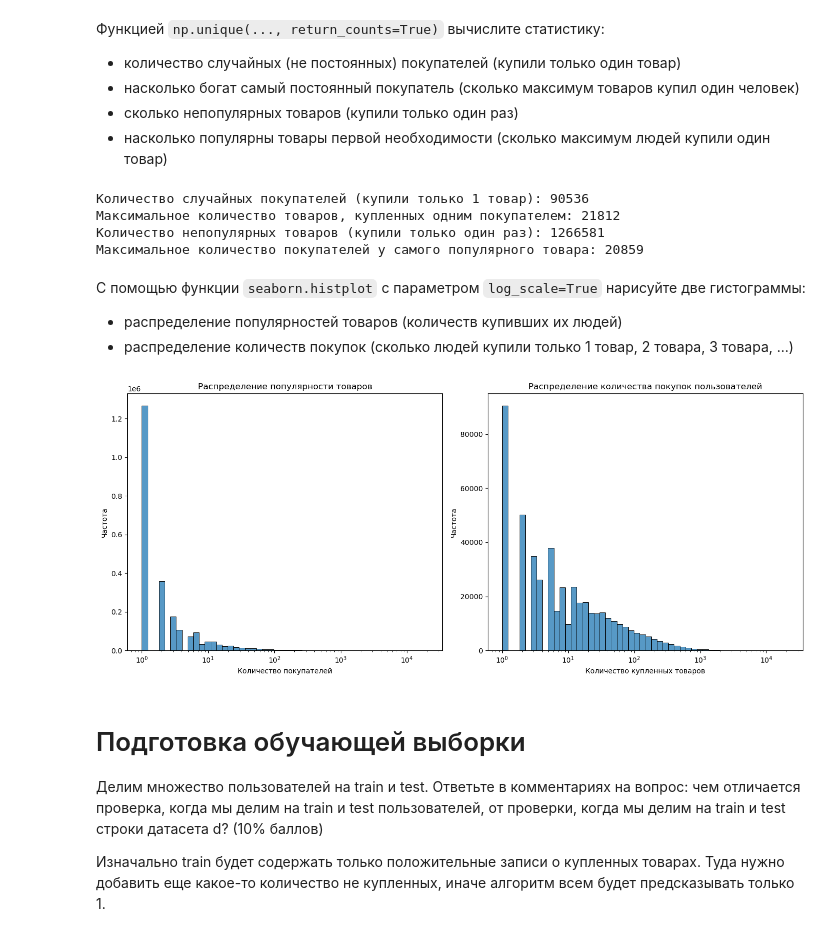
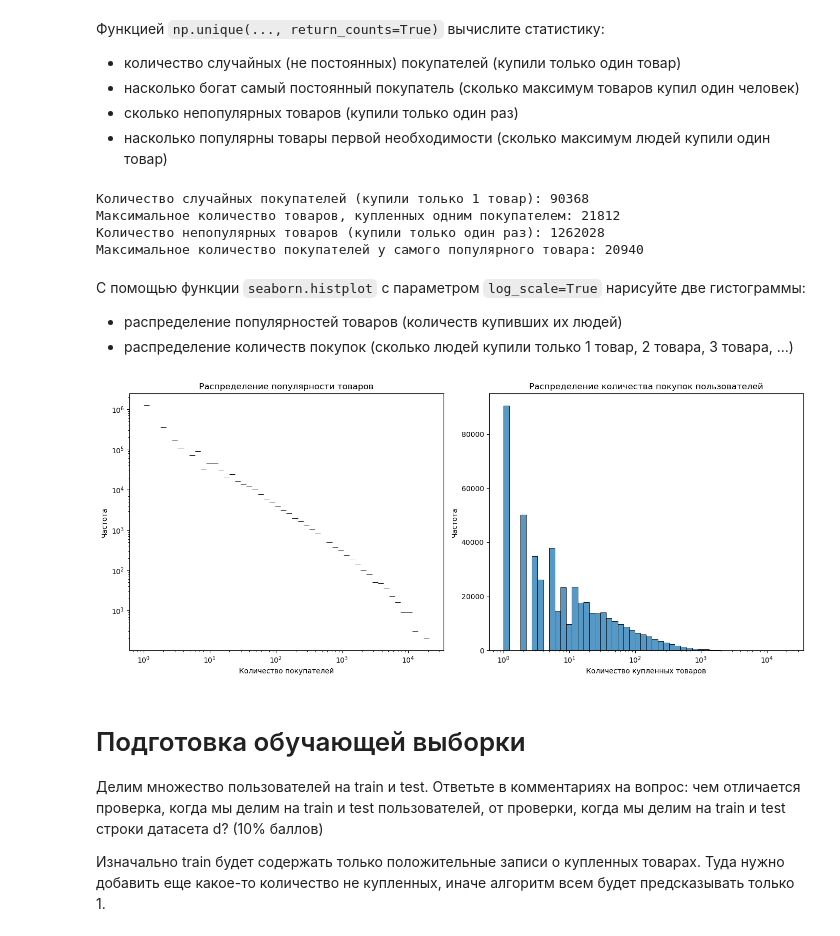
Before and after one commit to BEDTRIP/Guda_ML, a Jupyter notebook: lab5_example.ipynb, the cells around one changed output. Drawn from its saved outputs; the diff is of its cells as text; code cells hidden in the pictures.

```diff
--- a/lab5_example.ipynb
+++ b/lab5_example.ipynb
@@ -2,7 +2,7 @@
 import pandas as pd
 import numpy as np
 import surprise, sklearn, sklearn.model_selection, tqdm
-d = pd.read_csv('example_data.csv', sep='\t')
+d = pd.read_csv('example_data.csv', sep='\t').dropna()
 d
 # если у вас id имеет строковый тип, то лучше его сконвертировать в int, например, такой командой:
 # d['user_id'] = sklearn.preprocessing.LabelEncoder().fit_transform(d['user_id'])
@@ -108,10 +108,10 @@ print(f"Максимальное количество товаров, купле
 print(f"Количество непопулярных товаров (купили только один раз): {one_time_items}")
 print(f"Максимальное количество покупателей у самого популярного товара: {max_item_buyers}")
 # %% [output]
-Количество случайных покупателей (купили только 1 товар): 90536
+Количество случайных покупателей (купили только 1 товар): 90368
 Максимальное количество товаров, купленных одним покупателем: 21812
-Количество непопулярных товаров (купили только один раз): 1266581
-Максимальное количество покупателей у самого популярного товара: 20859
+Количество непопулярных товаров (купили только один раз): 1262028
+Максимальное количество покупателей у самого популярного товара: 20940
 # %% [markdown]
 С помощью функции `seaborn.histplot` с параметром `log_scale=True` нарисуйте две гистограммы:
 - распределение популярностей товаров (количеств купивших их людей)
@@ -119,33 +119,33 @@ print(f"Максимальное количество покупателей у
 # %%
 import pandas as pd
 import seaborn as sns
 import matplotlib.pyplot as plt
 
 # 1. Популярность товаров (кол-во уникальных покупателей у каждого товара)
 popularity = d.groupby('item_id')['user_id'].nunique()
 
 # 2. Количество покупок каждого пользователя (сколько разных товаров купил пользователь)
 user_buys_count = d.groupby('user_id')['item_id'].nunique()
 
 # Рисуем гистограммы
 plt.figure(figsize=(14, 6))
 
 plt.subplot(1, 2, 1)
-sns.histplot(popularity, log_scale=True, bins=50)
+sns.histplot(popularity, log_scale=(True, True), bins=50)
 plt.title('Распределение популярности товаров')
 plt.xlabel('Количество покупателей')
 plt.ylabel('Частота')
 
 plt.subplot(1, 2, 2)
 sns.histplot(user_buys_count, log_scale=True, bins=50)
 plt.title('Распределение количества покупок пользователей')
 plt.xlabel('Количество купленных товаров')
 plt.ylabel('Частота')
 
 plt.tight_layout()
 plt.show()
 # %% [output]
-[figure, old version]
+[figure, new version]
 # %% [markdown]
 # Подготовка обучающей выборки
 
```
Also changed, not shown: parts of 9 cells of this notebook, 1 other file.
